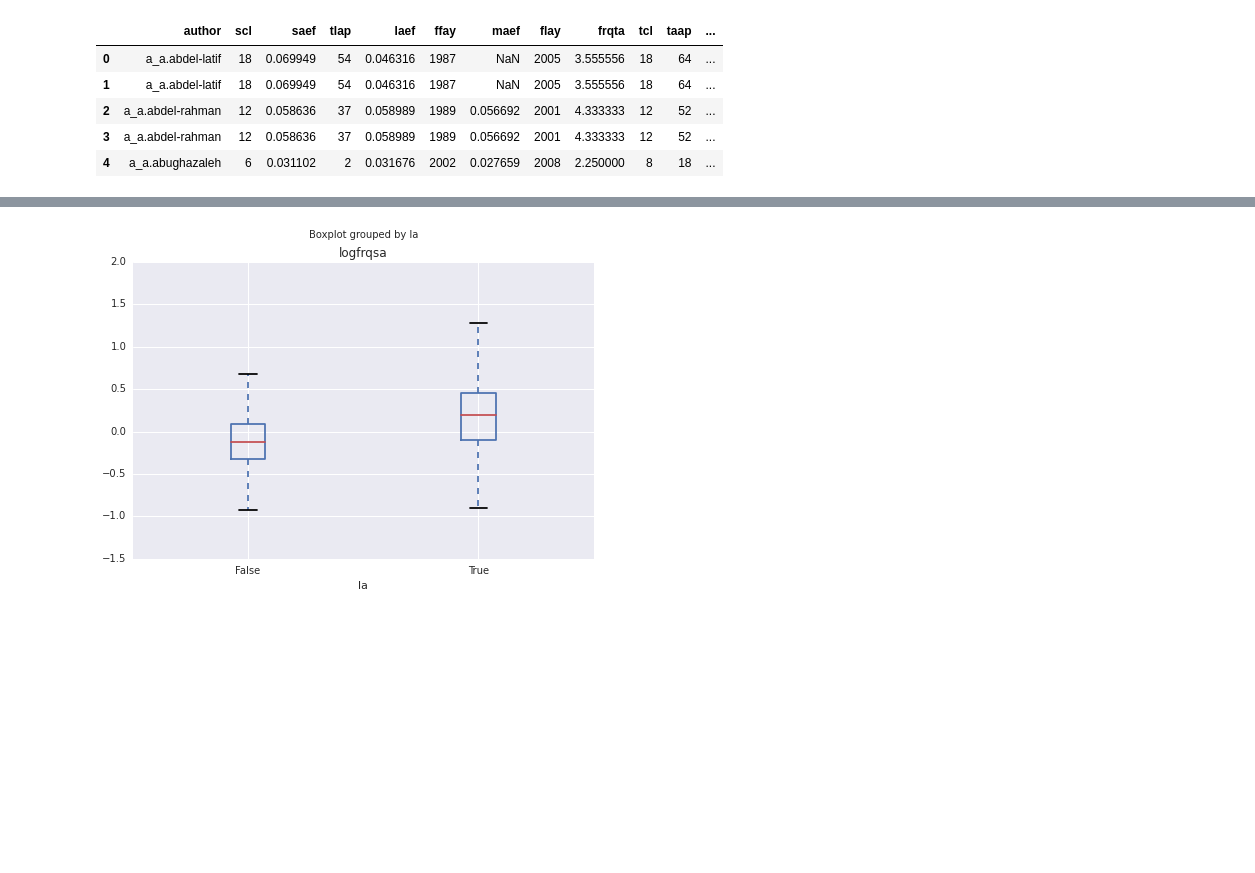
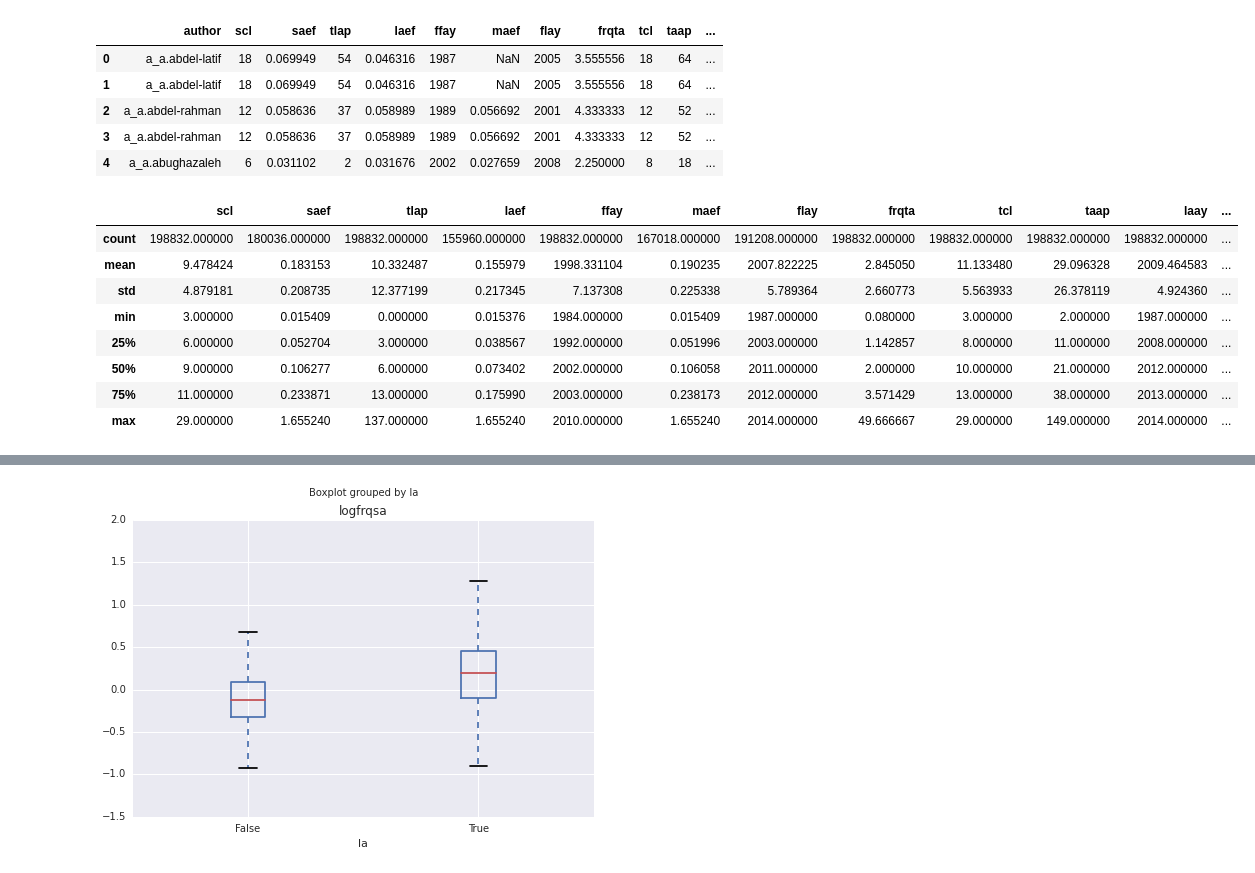
Before and after one commit to shinwachi/cs109_firstOrPerish, a Jupyter notebook: final_processbook/process_book.ipynb, the cells around one changed output, grey strips where cells are left out. Cells and saved outputs as stored; diff of their text form; code cells hidden in the pictures; blank space fills up the shorter version.

```diff
--- a/final_processbook/process_book.ipynb
+++ b/final_processbook/process_book.ipynb
@@ -526,3 +526,15 @@ data.head()
 | 2 | a_a.abdel-rahman | 12 | 0.058636 | 37 | 0.058989 | 1989 | 0.056692 | 2001 | 4.333333 | 12 | 52 | ... |
 | 3 | a_a.abdel-rahman | 12 | 0.058636 | 37 | 0.058989 | 1989 | 0.056692 | 2001 | 4.333333 | 12 | 52 | ... |
 | 4 | a_a.abughazaleh | 6 | 0.031102 | 2 | 0.031676 | 2002 | 0.027659 | 2008 | 2.250000 | 8 | 18 | ... |
+# %%
+data.describe()
+# %% [output]
+|  | scl | saef | tlap | laef | ffay | maef | flay | frqta | tcl | taap | laay | ... |
+| count | 198832.000000 | 180036.000000 | 198832.000000 | 155960.000000 | 198832.000000 | 167018.000000 | 191208.000000 | 198832.000000 | 198832.000000 | 198832.000000 | 198832.000000 | ... |
+| mean | 9.478424 | 0.183153 | 10.332487 | 0.155979 | 1998.331104 | 0.190235 | 2007.822225 | 2.845050 | 11.133480 | 29.096328 | 2009.464583 | ... |
+| std | 4.879181 | 0.208735 | 12.377199 | 0.217345 | 7.137308 | 0.225338 | 5.789364 | 2.660773 | 5.563933 | 26.378119 | 4.924360 | ... |
+| min | 3.000000 | 0.015409 | 0.000000 | 0.015376 | 1984.000000 | 0.015409 | 1987.000000 | 0.080000 | 3.000000 | 2.000000 | 1987.000000 | ... |
+| 25% | 6.000000 | 0.052704 | 3.000000 | 0.038567 | 1992.000000 | 0.051996 | 2003.000000 | 1.142857 | 8.000000 | 11.000000 | 2008.000000 | ... |
+| 50% | 9.000000 | 0.106277 | 6.000000 | 0.073402 | 2002.000000 | 0.106058 | 2011.000000 | 2.000000 | 10.000000 | 21.000000 | 2012.000000 | ... |
+| 75% | 11.000000 | 0.233871 | 13.000000 | 0.175990 | 2003.000000 | 0.238173 | 2012.000000 | 3.571429 | 13.000000 | 38.000000 | 2013.000000 | ... |
+| max | 29.000000 | 1.655240 | 137.000000 | 1.655240 | 2010.000000 | 1.655240 | 2014.000000 | 49.666667 | 29.000000 | 149.000000 | 2014.000000 | ... |
```
Also changed, not shown: parts of 7 cells of this notebook.
